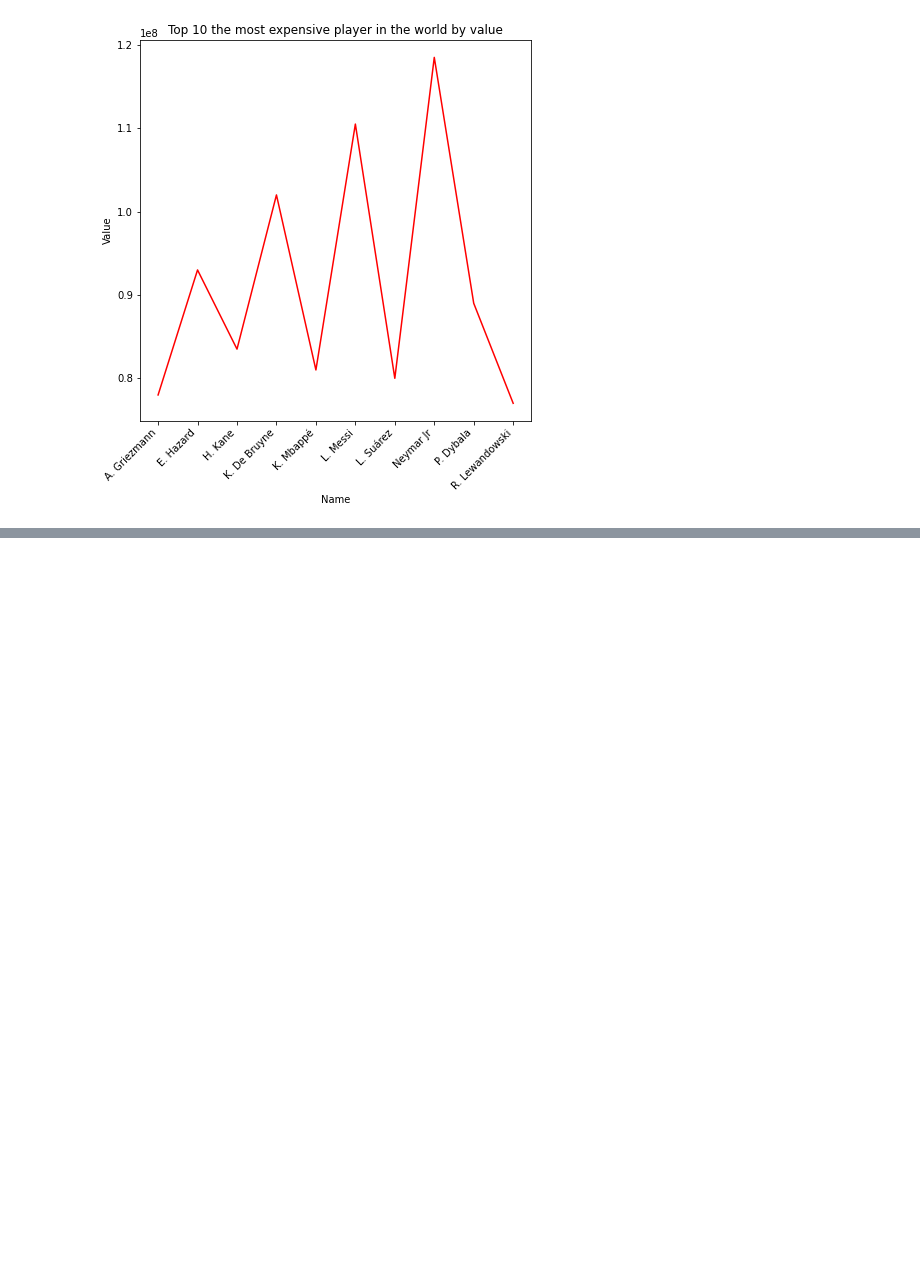
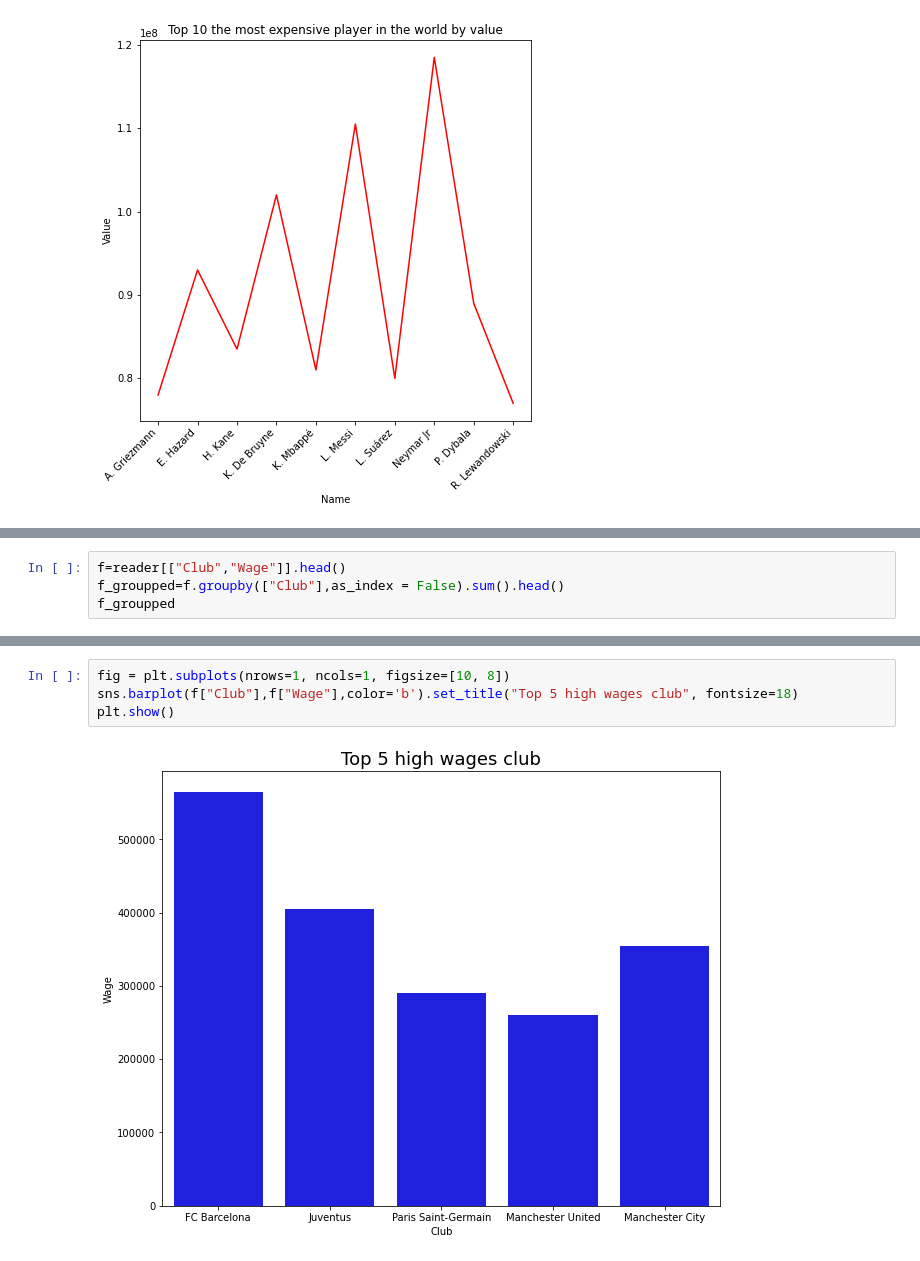
Before and after one commit to Sarvarbek019/FIFA-2019, a Jupyter notebook: FIFA 2019.ipynb, the cells around one changed output, grey strips where cells are left out. Saved outputs shown, nothing was run; the diff lists cells and outputs as text; blank space fills up the shorter version.

```diff
--- a/FIFA 2019.ipynb
+++ b/FIFA 2019.ipynb
@@ -828,0 +936,4 @@ plt.show()
+# %%
+f=reader[["Club","Wage"]].head()
+f_groupped=f.groupby(["Club"],as_index = False).sum().head()
+f_groupped
@@ -828,0 +947,6 @@ plt.show()
+# %%
+fig = plt.subplots(nrows=1, ncols=1, figsize=[10, 8])
+sns.barplot(f["Club"],f["Wage"],color='b').set_title("Top 5 high wages club", fontsize=18)
+plt.show()
+# %% [output]
+[figure, added]
```
Also changed, not shown: parts of 32 cells of this notebook.
